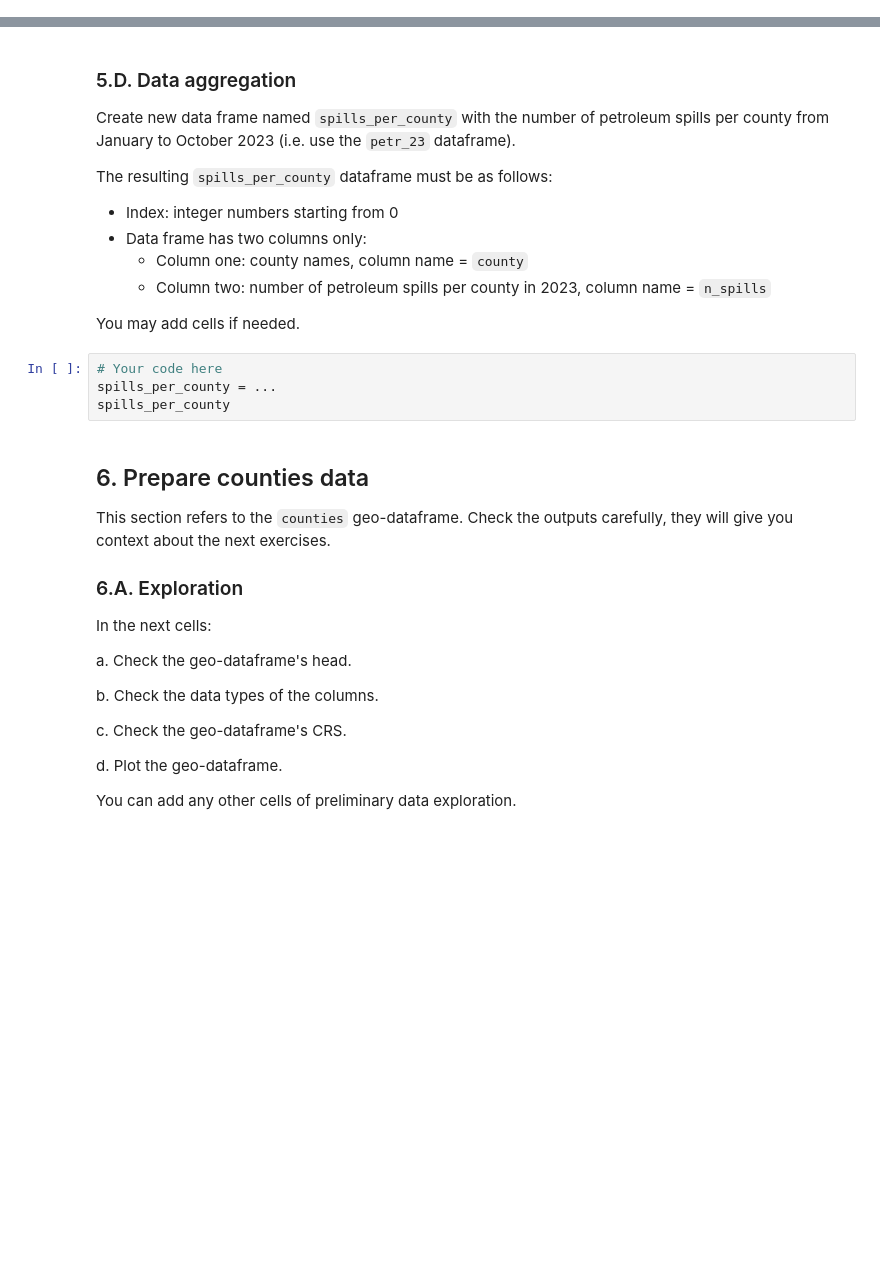
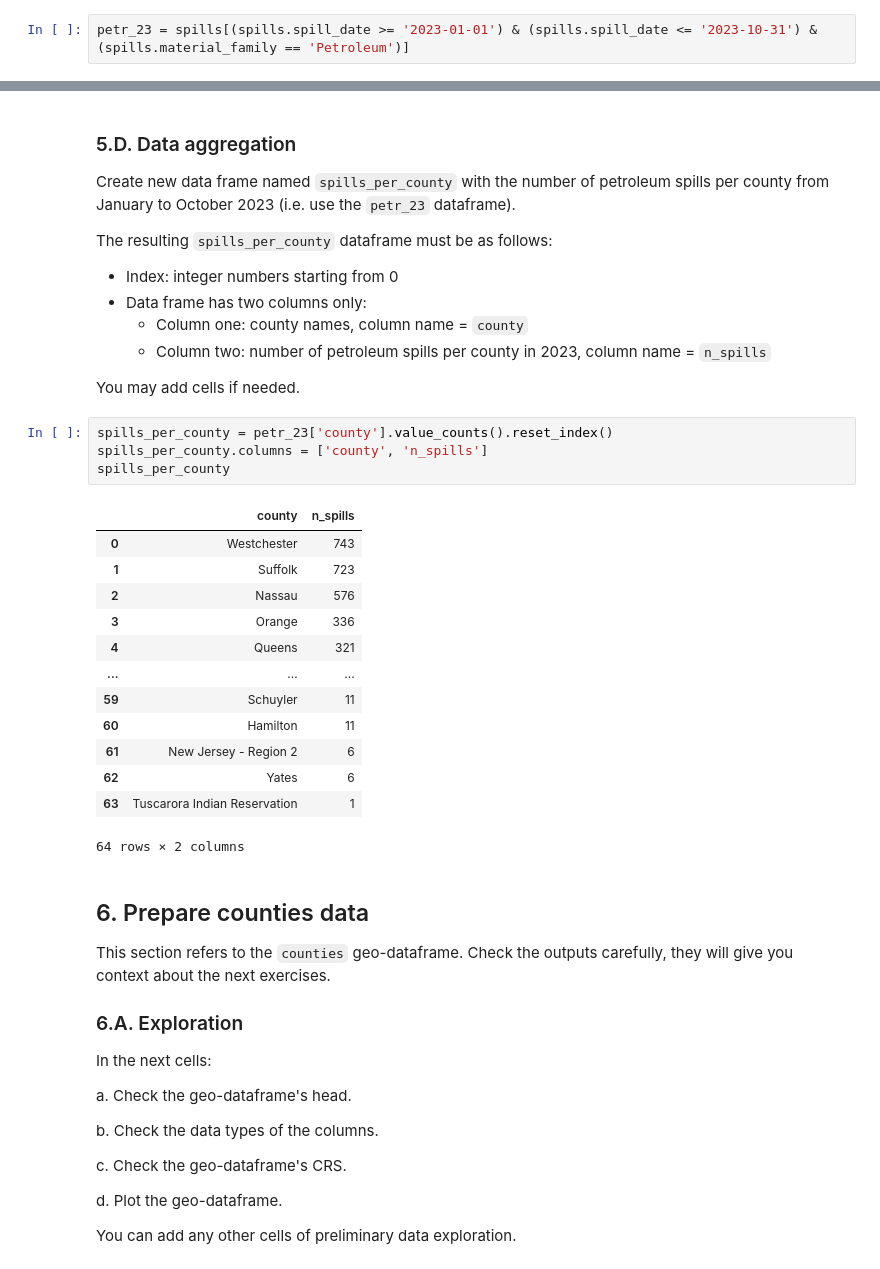
Before and after one commit to emmabeamitchell/eds220-hwk3, a Jupyter notebook: hwk3-task2-oil-spills.ipynb, the cells around one changed output, grey strips where cells are left out. Drawn from its saved outputs; the diff is of its cells as text; blank space fills up the shorter version.

```diff
--- a/hwk3-task2-oil-spills.ipynb
+++ b/hwk3-task2-oil-spills.ipynb
@@ -178,3 +224,5 @@ a. Select data about petroleum spills that took place between January 1st 2023,
+# %%
+petr_23 = spills[(spills.spill_date >= '2023-01-01') & (spills.spill_date <= '2023-10-31') & (spills.material_family == 'Petroleum')]
 # %% [markdown]
 <!-- BEGIN QUESTION -->
 
@@ -205,10 +265,24 @@ The resulting `spills_per_county` dataframe must be as follows:
     - Column two: number of petroleum spills per county in 2023, column name = `n_spills`
 
 You may add cells if needed.
-# %%
-# Your code here
-spills_per_county = ...
-spills_per_county
+# %%
+spills_per_county = petr_23['county'].value_counts().reset_index()
+spills_per_county.columns = ['county', 'n_spills']
+spills_per_county
+# %% [output]
+|  | county | n_spills |
+| 0 | Westchester | 743 |
+| 1 | Suffolk | 723 |
+| 2 | Nassau | 576 |
+| 3 | Orange | 336 |
+| 4 | Queens | 321 |
+| ... | ... | ... |
+| 59 | Schuyler | 11 |
+| 60 | Hamilton | 11 |
+| 61 | New Jersey - Region 2 | 6 |
+| 62 | Yates | 6 |
+| 63 | Tuscarora Indian Reservation | 1 |
+64 rows × 2 columns
 # %% [markdown]
 ## 6. Prepare counties data
 
```
Also changed, not shown: parts of 18 cells of this notebook.
